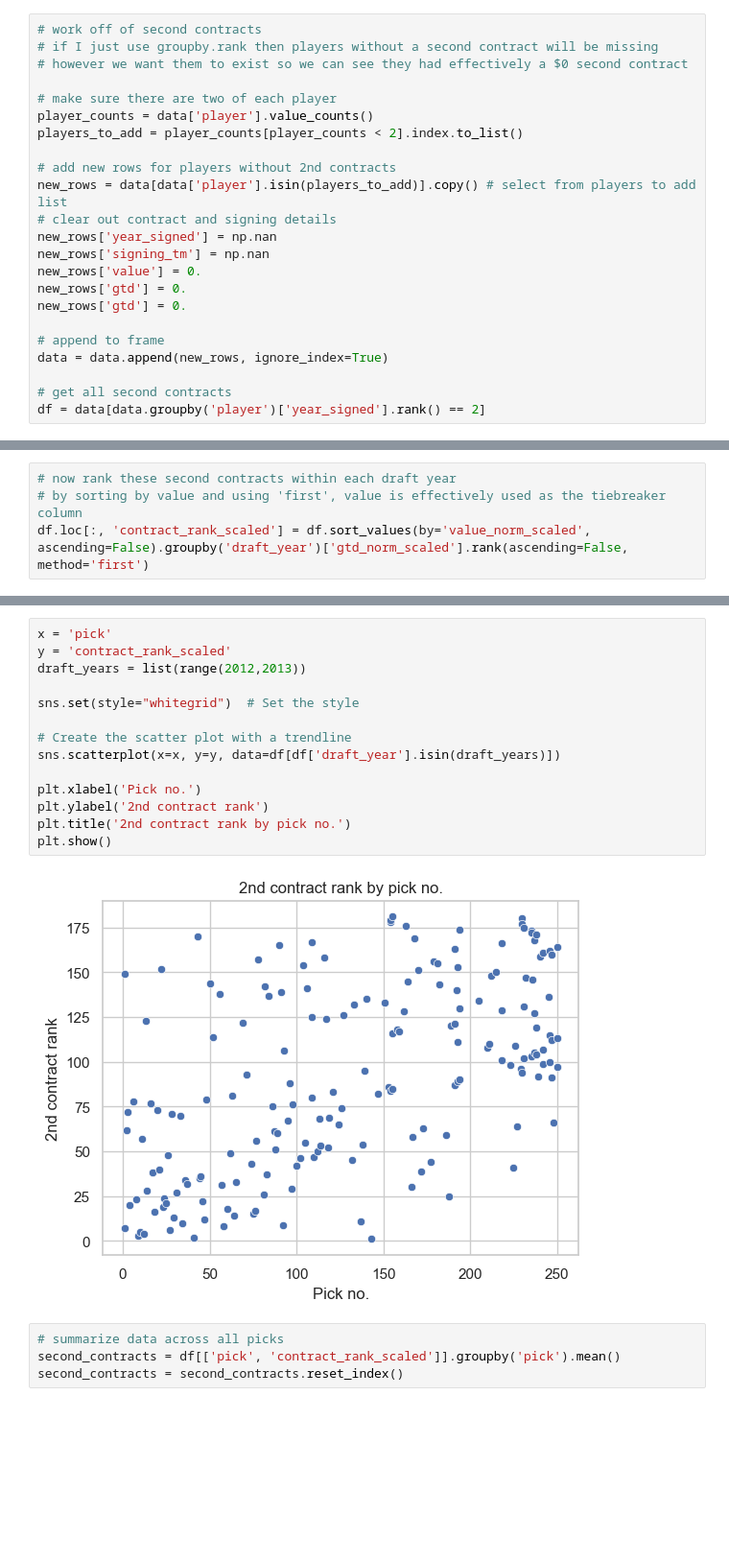
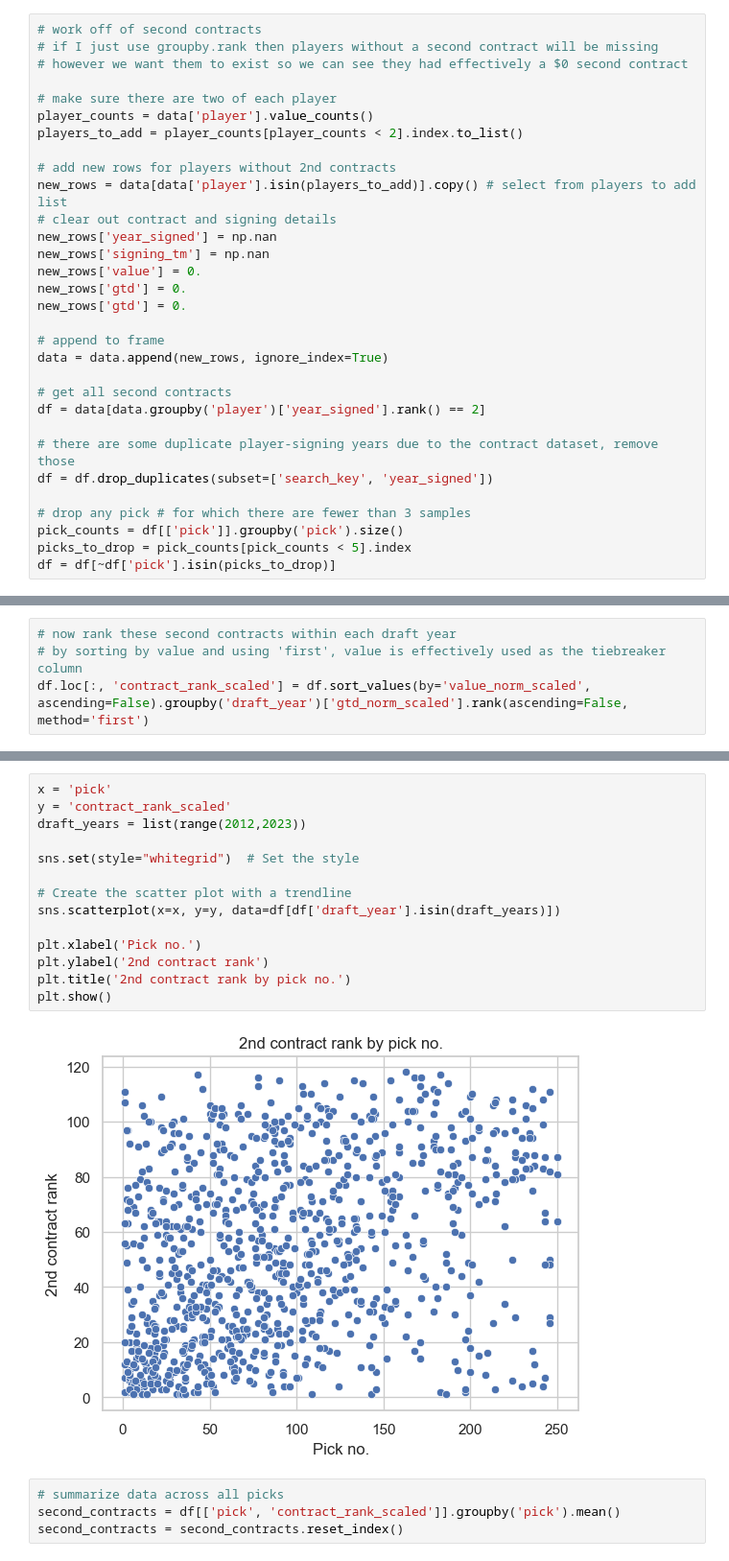
Before and after one commit to nliusont/nfl-draft-value, a Jupyter notebook: contracts.ipynb, the cells around one changed output, grey strips where cells are left out. Shown: that part at 96% size. Drawn from its saved outputs; the diff is of its cells as text; blank space fills up the shorter version.

Commit message:
year one chart and position selector

```diff
--- a/contracts.ipynb
+++ b/contracts.ipynb
@@ -288,6 +251,14 @@ data = data.append(new_rows, ignore_index=True)
 
 # get all second contracts
 df = data[data.groupby('player')['year_signed'].rank() == 2]
+
+# there are some duplicate player-signing years due to the contract dataset, remove those
+df = df.drop_duplicates(subset=['search_key', 'year_signed'])
+
+# drop any pick # for which there are fewer than 3 samples
+pick_counts = df[['pick']].groupby('pick').size()
+picks_to_drop = pick_counts[pick_counts < 5].index
+df = df[~df['pick'].isin(picks_to_drop)]
 # %%
 # now rank these second contracts within each draft year
 # by sorting by value and using 'first', value is effectively used as the tiebreaker column
@@ -345,19 +305,19 @@ df.loc[:, 'contract_rank_scaled'] = df.sort_values(by='value_norm_scaled', ascen
 # %%
 x = 'pick'
 y = 'contract_rank_scaled'
-draft_years = list(range(2012,2013))
+draft_years = list(range(2012,2023))
 
 sns.set(style="whitegrid")  # Set the style
 
 # Create the scatter plot with a trendline
 sns.scatterplot(x=x, y=y, data=df[df['draft_year'].isin(draft_years)])
 
 plt.xlabel('Pick no.')
 plt.ylabel('2nd contract rank')
 plt.title('2nd contract rank by pick no.')
 plt.show()
 # %% [output]
-[figure, old version]
+[figure, new version]
 # %%
 # summarize data across all picks
 second_contracts = df[['pick', 'contract_rank_scaled']].groupby('pick').mean()
```
Also changed, not shown: parts of 12 cells of this notebook, 1 other file.
